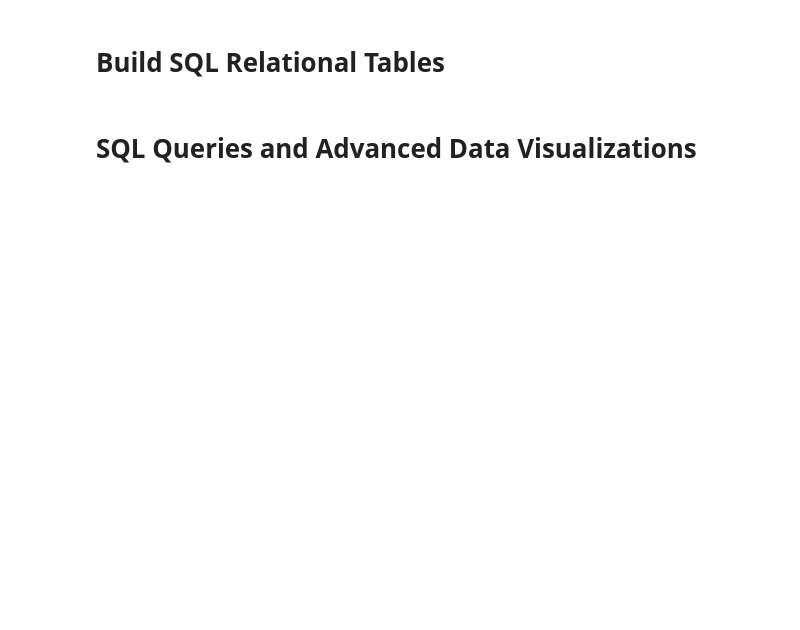
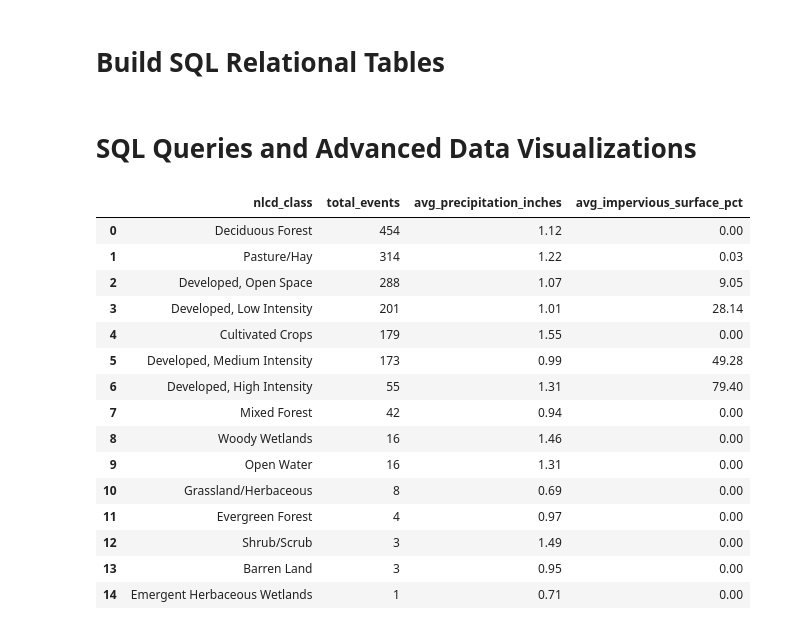
Before and after one commit to ashleyadehart/flash_floods_ky_2015_2025, a Jupyter notebook: notebooks/flash_floods_ky_2015_2025.ipynb, the cells around one changed output. Cells and saved outputs as stored; diff of their text form; code cells hidden in the pictures; blank space fills up the shorter version.

```diff
--- a/notebooks/flash_floods_ky_2015_2025.ipynb
+++ b/notebooks/flash_floods_ky_2015_2025.ipynb
@@ -666,18 +1157,35 @@ conn.commit()
 # %%
 # Create a SQL query to examine patterns between flash flooding events, precipitation, and impervious surface percentages by NLCD class
 query1 = """ SELECT
     n.nlcd_class,
     COUNT(e.event_id) AS total_events,
     ROUND(AVG(w.totalprecip_in), 2) AS avg_precipitation_inches,
     ROUND(AVG(n.impervious_surface_pct), 2) AS avg_impervious_surface_pct
 FROM event_info e
-JOIN weather_conditions w ON e.event_id = w.event_id
-JOIN nlcd_data n ON e.event_id = n.event_id
+INNER JOIN weather_conditions w ON e.event_id = w.event_id
+INNER JOIN nlcd_data n ON e.event_id = n.event_id
 GROUP BY n.nlcd_class
 ORDER BY total_events DESC;
 """
 result1 = pd.read_sql(query1, conn)
 result1
+# %% [output]
+|  | nlcd_class | total_events | avg_precipitation_inches | avg_impervious_surface_pct |
+| 0 | Deciduous Forest | 454 | 1.12 | 0.00 |
+| 1 | Pasture/Hay | 314 | 1.22 | 0.03 |
+| 2 | Developed, Open Space | 288 | 1.07 | 9.05 |
+| 3 | Developed, Low Intensity | 201 | 1.01 | 28.14 |
+| 4 | Cultivated Crops | 179 | 1.55 | 0.00 |
+| 5 | Developed, Medium Intensity | 173 | 0.99 | 49.28 |
+| 6 | Developed, High Intensity | 55 | 1.31 | 79.40 |
+| 7 | Mixed Forest | 42 | 0.94 | 0.00 |
+| 8 | Woody Wetlands | 16 | 1.46 | 0.00 |
+| 9 | Open Water | 16 | 1.31 | 0.00 |
+| 10 | Grassland/Herbaceous | 8 | 0.69 | 0.00 |
+| 11 | Evergreen Forest | 4 | 0.97 | 0.00 |
+| 12 | Shrub/Scrub | 3 | 1.49 | 0.00 |
+| 13 | Barren Land | 3 | 0.95 | 0.00 |
+| 14 | Emergent Herbaceous Wetlands | 1 | 0.71 | 0.00 |
 # %%
 # Create a SQL query to examine patterns between flash flooding events and moon illumination percentage by creating bins of 10% increments (0-10%, 10-20%, ..., 90-100%) and counting the number of events that occurred within each bin
 query2 = """ SELECT
```
Also changed, not shown: parts of 53 cells of this notebook, 2 other files.
